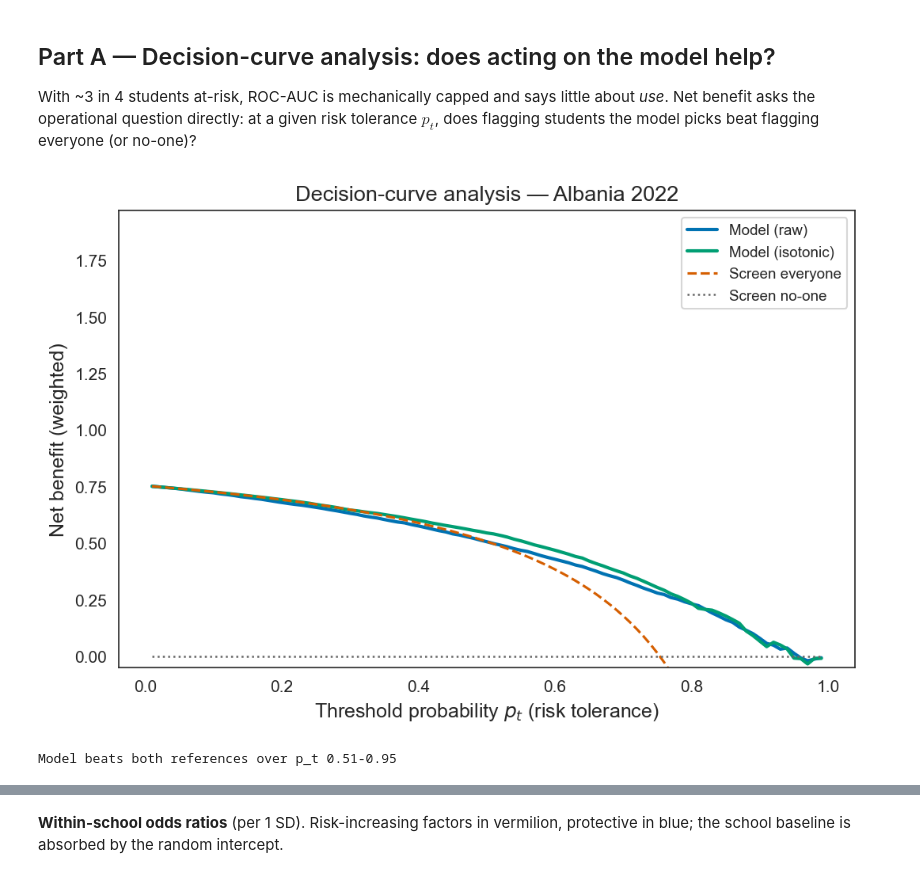
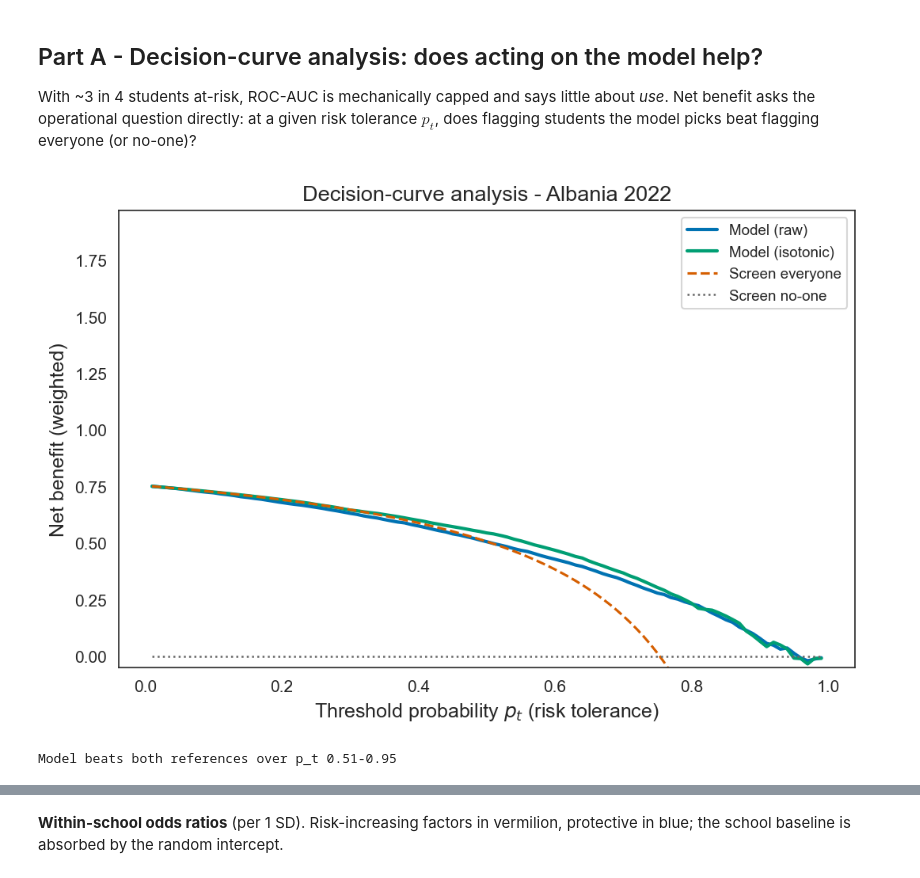
Before and after one commit to xhoja/oecd-pisa-albania, a Jupyter notebook: notebooks/11_screener_multilevel.ipynb, the cells around one changed output, grey strips where cells are left out. Saved outputs shown, nothing was run; the diff lists cells and outputs as text; code cells hidden in the pictures.

```diff
--- a/notebooks/11_screener_multilevel.ipynb
+++ b/notebooks/11_screener_multilevel.ipynb
@@ -43,24 +43,24 @@ import numpy as np, pandas as pd
 import matplotlib.pyplot as plt
 pd.set_option("display.width", 200); pd.set_option("display.max_columns", 50)
 # %% [markdown]
-## Part A — Decision-curve analysis: does acting on the model help?
+## Part A - Decision-curve analysis: does acting on the model help?
 
 With ~3 in 4 students at-risk, ROC-AUC is mechanically capped and says little about *use*. Net benefit asks the operational question directly: at a given risk tolerance $p_t$, does flagging students the model picks beat flagging everyone (or no-one)?
 # %%
 dca = pd.read_csv('../outputs/results/decision_curve_2022.csv')
 from src.visualization.style import apply_publication_style, PALETTE
 apply_publication_style()
 fig, ax = plt.subplots(figsize=(8,5))
 ax.plot(dca.threshold, dca.net_benefit_model, color=PALETTE['blue'], lw=2, label='Model (raw)')
 ax.plot(dca.threshold, dca.net_benefit_model_calibrated, color=PALETTE['green'], lw=2, label='Model (isotonic)')
 ax.plot(dca.threshold, dca.net_benefit_all, color=PALETTE['vermilion'], lw=1.5, ls='--', label='Screen everyone')
 ax.plot(dca.threshold, dca.net_benefit_none, color='0.4', lw=1.2, ls=':', label='Screen no-one')
 ax.set_ylim(bottom=min(-0.05, dca.net_benefit_model.min()))
 ax.set_xlabel('Threshold probability $p_t$ (risk tolerance)'); ax.set_ylabel('Net benefit (weighted)')
-ax.set_title('Decision-curve analysis — Albania 2022'); ax.legend(fontsize=9); plt.show()
+ax.set_title('Decision-curve analysis - Albania 2022'); ax.legend(fontsize=9); plt.show()
 better = dca[(dca.net_benefit_model>dca.net_benefit_all)&(dca.net_benefit_model>0)]
 print(f'Model beats both references over p_t {better.threshold.min():.2f}-{better.threshold.max():.2f}')
 # %% [output]
-[figure, old version]
+[figure, new version]
 Model beats both references over p_t 0.51-0.95
 # %% [markdown]
```
Also changed, not shown: parts of 13 cells of this notebook, 57 other files.
